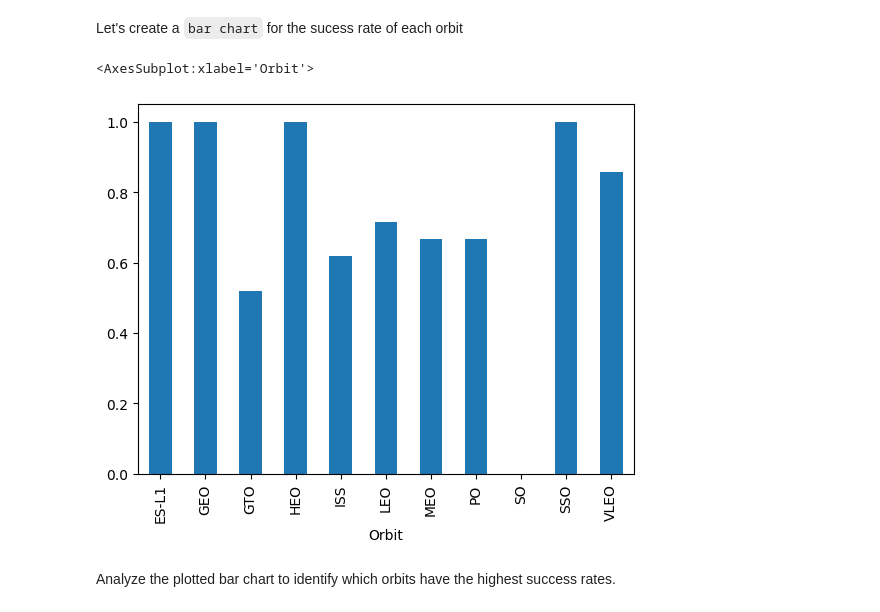
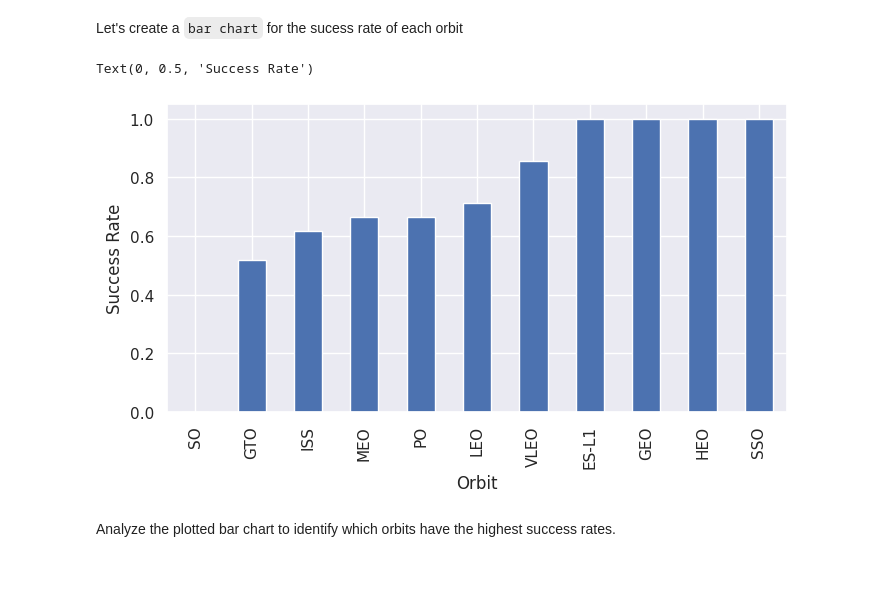
Before and after one commit to rksin8/IBM-Applied-Data-Science-Capstone, a Jupyter notebook: edadataviz.ipynb, the cells around one changed output. Cells and saved outputs as stored; diff of their text form; code cells hidden in the pictures; blank space fills up the shorter version.

```diff
--- a/edadataviz.ipynb
+++ b/edadataviz.ipynb
@@ -49,3 +49,5 @@ import numpy as np
 import matplotlib.pyplot as plt
 #Seaborn is a Python data visualization library based on matplotlib. It provides a high-level interface for drawing attractive and informative statistical graphics
 import seaborn as sns
+
+sns.set_theme(rc={'figure.figsize':(11.7,8.27)})
@@ -126,10 +140,11 @@ Next, we want to visually check if there are any relationship between success ra
 Let's create a `bar chart` for the sucess rate of each orbit
 # %%
 # HINT use groupby method on Orbit column and get the mean of Class column
-df.groupby('Orbit')['Class'].mean().plot.bar()
+ax = df.groupby('Orbit')['Class'].mean().sort_values().plot.bar(figsize=(8,4))
+ax.set_ylabel("Success Rate")
 # %% [output]
-<AxesSubplot:xlabel='Orbit'>
+Text(0, 0.5, 'Success Rate')
-[figure, old version]
+[figure, new version]
 # %% [markdown]
 Analyze the plotted bar chart to identify which orbits have the highest success rates.
 # %% [markdown]
```
Also changed, not shown: parts of 9 cells of this notebook.
